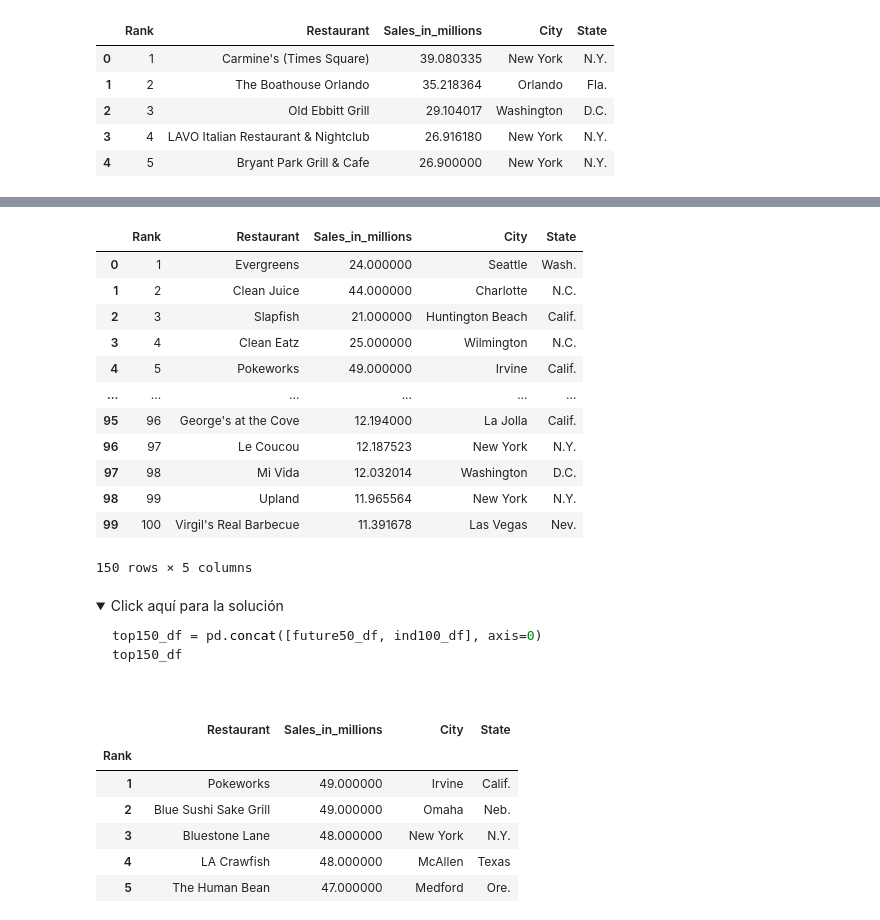
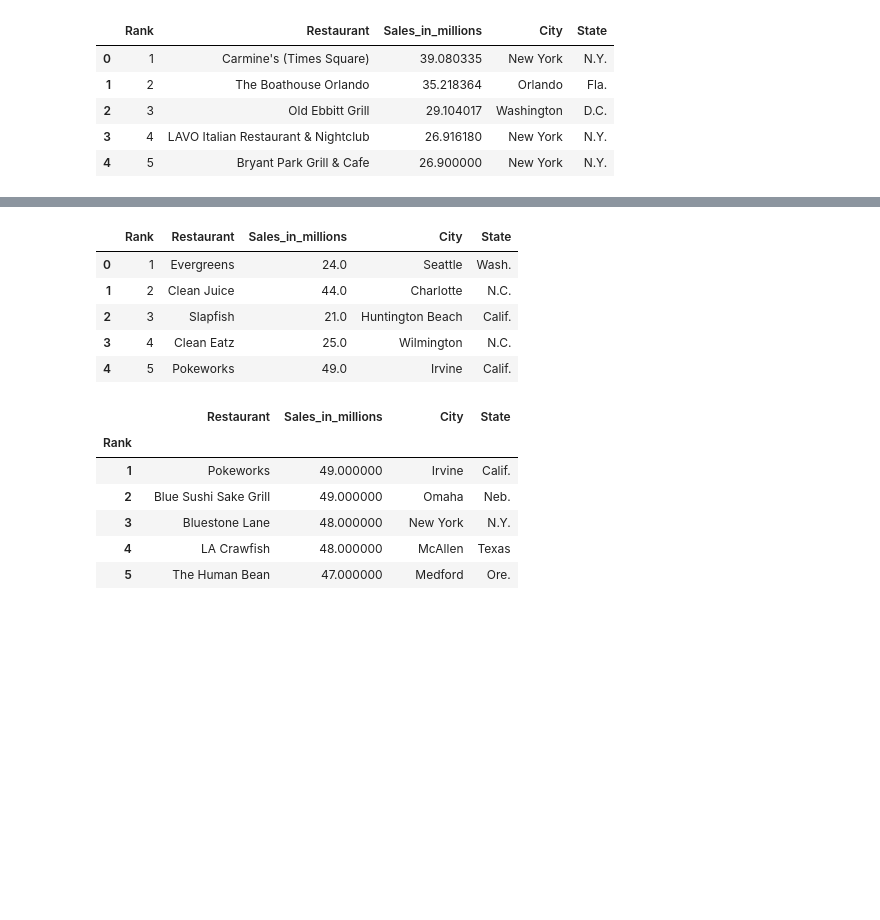
Before and after one commit to PabloEnriqueGF/Python_Course, a Jupyter notebook: M4 - ETL.ipynb, the cells around one changed output, grey strips where cells are left out. Cells and saved outputs as stored; diff of their text form; code cells hidden in the pictures; folded sections open; blank space fills up the shorter version.

````diff
--- a/M4 - ETL.ipynb
+++ b/M4 - ETL.ipynb
@@ -170,7 +116,7 @@ top250.head()
 #Hacer que las unidades de la columna sales coincidan en las tablas
 #Pasos:
 # Dividir la columna del dataframe Sales entre 1000000
-sales_mils = ind100.Sales / 1000000
+sales_mils = ind100['Sales']/1000000
 #Asignar a la columna del dataframe Sales la lista sales_mils
 ind100["Sales"] = sales_mils
 #Renombrar la columna Sales a Sales_in_millions
@@ -393,31 +214,14 @@ ind100_df.head()
 # %%
 # Paso 5. Combinar el dataframe Future50 y el dataframe Ind100. Guardar el resultado en la variable top150_df
-top150_df = pd.concat([future50_df,ind100_df], axis=0)
-top150_df
+top150_df = pd.concat([future50_df, ind100_df],axis=0)
+top150_df.head()
 # %% [output]
 |  | Rank | Restaurant | Sales_in_millions | City | State |
-| 0 | 1 | Evergreens | 24.000000 | Seattle | Wash. |
-| 1 | 2 | Clean Juice | 44.000000 | Charlotte | N.C. |
-| 2 | 3 | Slapfish | 21.000000 | Huntington Beach | Calif. |
-| 3 | 4 | Clean Eatz | 25.000000 | Wilmington | N.C. |
-| 4 | 5 | Pokeworks | 49.000000 | Irvine | Calif. |
-| ... | ... | ... | ... | ... | ... |
-| 95 | 96 | George's at the Cove | 12.194000 | La Jolla | Calif. |
-| 96 | 97 | Le Coucou | 12.187523 | New York | N.Y. |
-| 97 | 98 | Mi Vida | 12.032014 | Washington | D.C. |
-| 98 | 99 | Upland | 11.965564 | New York | N.Y. |
-| 99 | 100 | Virgil's Real Barbecue | 11.391678 | Las Vegas | Nev. |
+| 0 | 1 | Evergreens | 24.0 | Seattle | Wash. |
+| 1 | 2 | Clean Juice | 44.0 | Charlotte | N.C. |
+| 2 | 3 | Slapfish | 21.0 | Huntington Beach | Calif. |
+| 3 | 4 | Clean Eatz | 25.0 | Wilmington | N.C. |
+| 4 | 5 | Pokeworks | 49.0 | Irvine | Calif. |
-150 rows × 5 columns
-# %% [markdown]
-<details><summary>Click aquí para la solución</summary>
-
-```python
-top150_df = pd.concat([future50_df, ind100_df], axis=0)
-top150_df
-
-```
-
-</details>
 # %%
 # Paso 6. Crear una nueva columna que clasifica según la ubicación
 # Ordenar por Sales de manera descendente
````
Also changed, not shown: parts of 24 cells of this notebook.
